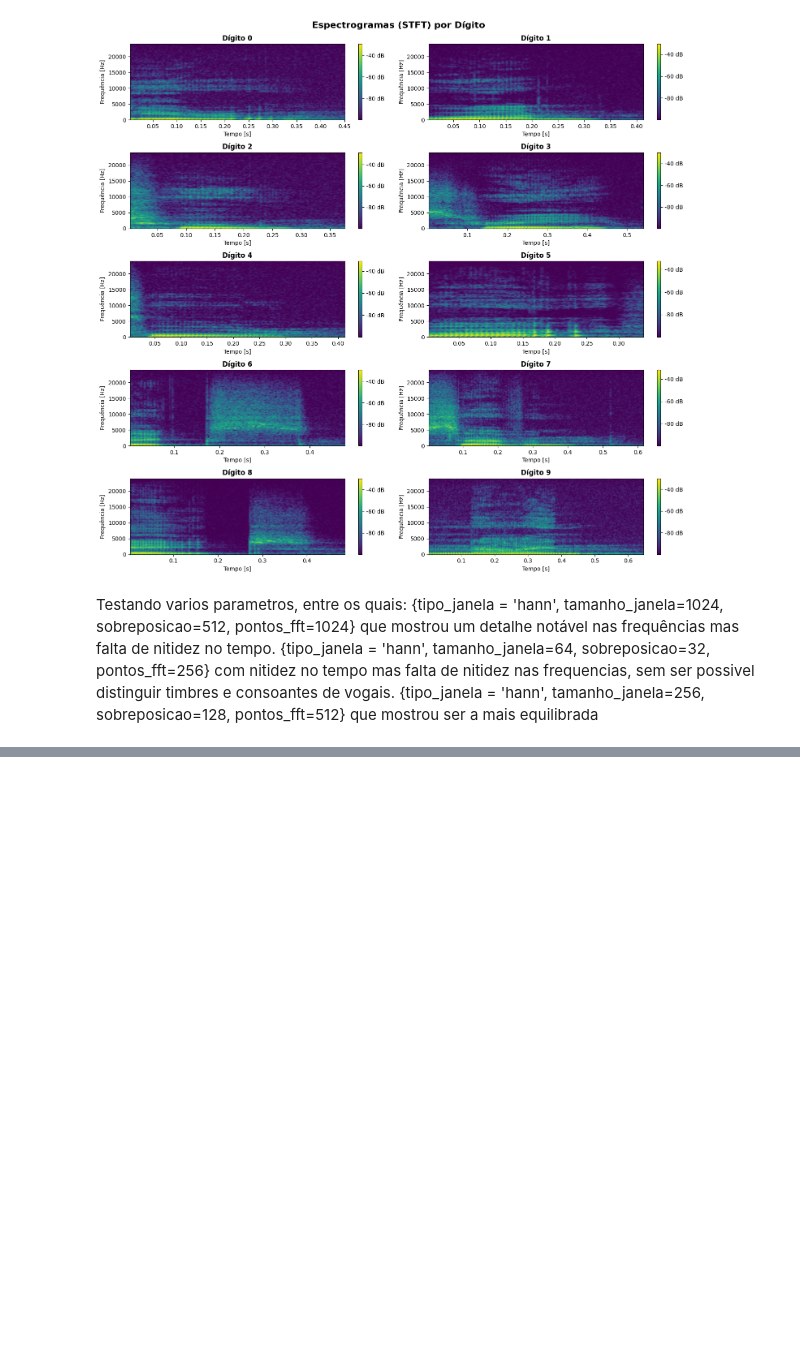
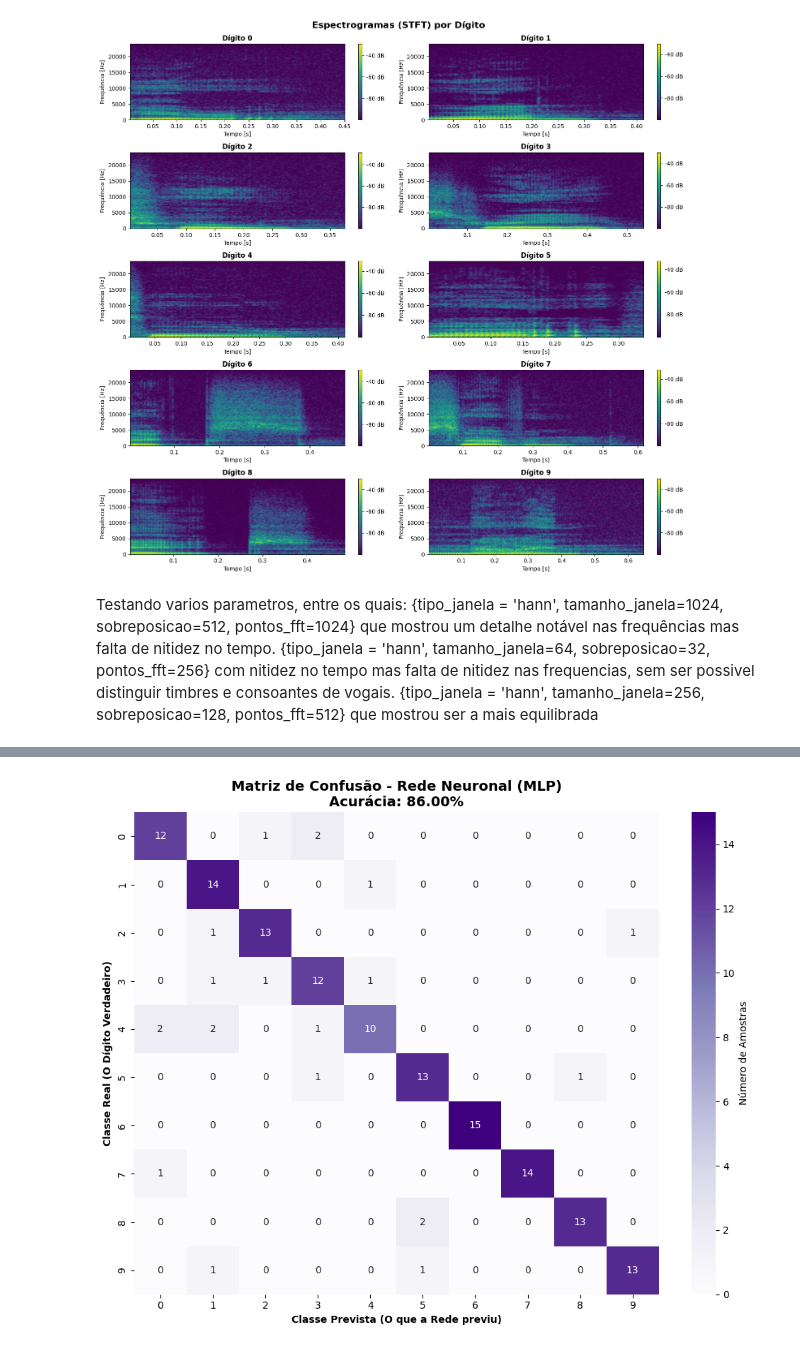
Before and after one commit to tdamiaon/ATD-Projeto, a Jupyter notebook: ATD_P2.ipynb, the cells around one changed output, grey strips where cells are left out. Drawn from its saved outputs; the diff is of its cells as text; code cells hidden in the pictures; blank space fills up the shorter version.

```diff
--- a/ATD_P2.ipynb
+++ b/ATD_P2.ipynb
@@ -295,0 +371,80 @@ plt.show()
+# %%
+import pandas as pd
+import numpy as np
+import matplotlib.pyplot as plt
+import seaborn as sns
+from sklearn.model_selection import train_test_split
+from sklearn.preprocessing import StandardScaler
+from sklearn.neural_network import MLPClassifier
+from sklearn.metrics import accuracy_score, confusion_matrix, classification_report
+
+# =====================================================================
+# 1. PREPARAR OS DADOS (As 9 melhores características)
+# =====================================================================
+features_finais = [
+    'zcr_w1', 'energia_w2', 'rms_w6',              # Temporais
+    'centroide_g', 'media_esp_w1', 'edge_freq_w1', # Espetrais
+    'bandwidth_w3', 'rolloff_w1', 'mfcc_w3'        # STFT
+]
+
+print("A preparar os dados para a Rede Neuronal Artificial (MLP)...")
+X = df[features_finais]
+y = df['digito']
+
+# Dividir em Treino (70%) e Teste (30%) de forma estratificada
+X_train, X_test, y_train, y_test = train_test_split(X, y, test_size=0.30, random_state=42, stratify=y)
+
+# =====================================================================
+# 2. NORMALIZAÇÃO (Obrigatório para Redes Neuronais)
+# =====================================================================
+scaler = StandardScaler()
+
+# A Rede Neuronal precisa que os dados estejam na mesma escala
+X_train_scaled = scaler.fit_transform(X_train)
+X_test_scaled = scaler.transform(X_test)
+# Guardamos também o X total escalado para prever e guardar no DataFrame final
+X_total_scaled = scaler.transform(X)
+
+# =====================================================================
+# 3. CRIAR E TREINAR A REDE NEURONAL (MLP)
+# =====================================================================
+# Arquitetura: 2 camadas ocultas (100 neurónios na primeira, 50 na segunda)
+# max_iter=2000 garante que a rede tem tempo para aprender e convergir
+mlp = MLPClassifier(hidden_layer_sizes=(100, 50), max_iter=2000, random_state=42)
+
+print("A treinar a Rede Neuronal (pode demorar uns segundos)...")
+mlp.fit(X_train_scaled, y_train)
+
+# =====================================================================
+# 4. TESTAR E AVALIAR O MODELO
+# =====================================================================
+y_pred = mlp.predict(X_test_scaled)
+precisao = accuracy_score(y_test, y_pred)
+
+print(f"\n🏆 Precisão (Accuracy) Final da MLP: {precisao * 100:.2f}%")
+print("\n--- Relatório Detalhado de Classificação ---")
+print(classification_report(y_test, y_pred))
+
+# Guardar os resultados na sua estrutura de dados (para todo o dataset)
+df['previsao_mlp_final'] = mlp.predict(X_total_scaled)
+print("\nOs resultados foram guardados na coluna 'previsao_mlp_final' do DataFrame.")
+
+# =====================================================================
+# 5. REPRESENTAÇÃO GRÁFICA (MATRIZ DE CONFUSÃO DA MLP)
+# =====================================================================
+cm = confusion_matrix(y_test, y_pred)
+
+plt.figure(figsize=(10, 8))
+# Usamos a paleta 'Purples' ou 'Blues' para ficar profissional no relatório
+sns.heatmap(cm, annot=True, fmt='d', cmap='Purples',
+            xticklabels=range(10), yticklabels=range(10),
+            cbar_kws={'label': 'Número de Amostras'})
+
+plt.title(f'Matriz de Confusão - Rede Neuronal (MLP)\nAcurácia: {precisao * 100:.2f}%', fontsize=14, fontweight='bold')
+plt.xlabel('Classe Prevista (O que a Rede previu)', fontweight='bold')
+plt.ylabel('Classe Real (O Dígito Verdadeiro)', fontweight='bold')
+
+plt.tight_layout()
+plt.savefig('matriz_confusao_mlp.png', dpi=300)
+plt.show()
+# %% [output]
@@ -295,0 +468 @@ plt.show()
+[figure, added]
```
Also changed, not shown: parts of 8 cells of this notebook.
